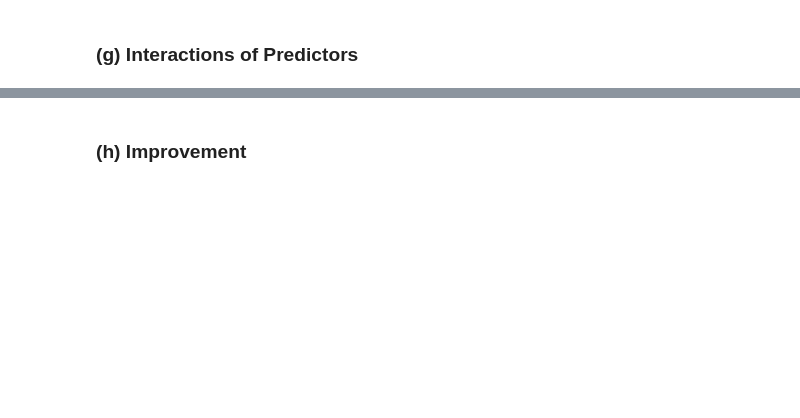
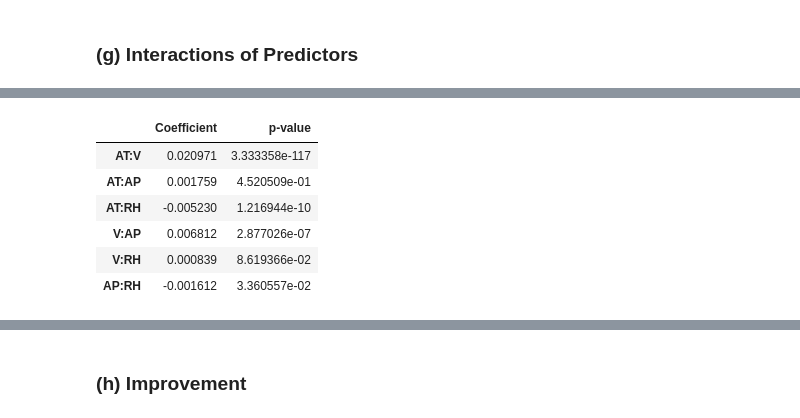
Before and after one commit to akeehan56/DSCI552, a Jupyter notebook: HW2/Notebook/Keehan_Alyssa_HW2.ipynb, the cells around one changed output, grey strips where cells are left out. Saved outputs shown, nothing was run; the diff lists cells and outputs as text; code cells hidden in the pictures; blank space fills up the shorter version.

```diff
--- a/HW2/Notebook/Keehan_Alyssa_HW2.ipynb
+++ b/HW2/Notebook/Keehan_Alyssa_HW2.ipynb
@@ -313,0 +375,7 @@ plt.show()
+# %%
+interaction_model = smf.ols(
+    formula='PE ~ (AT + V + AP + RH)**2',
+    data=df
+).fit()
+
+print(interaction_model.summary())
@@ -313,0 +400,19 @@ plt.show()
+# %%
+interaction_results = pd.DataFrame({
+    'Coefficient': interaction_model.params,
+    'p-value': interaction_model.pvalues
+})
+
+interaction_results = interaction_results[
+    interaction_results.index.str.contains(':')
+]
+
+interaction_results
+# %% [output]
+|  | Coefficient | p-value |
+| AT:V | 0.020971 | 3.333358e-117 |
+| AT:AP | 0.001759 | 4.520509e-01 |
+| AT:RH | -0.005230 | 1.216944e-10 |
+| V:AP | 0.006812 | 2.877026e-07 |
+| V:RH | 0.000839 | 8.619366e-02 |
+| AP:RH | -0.001612 | 3.360557e-02 |
```
Also changed, not shown: parts of 24 cells of this notebook.
